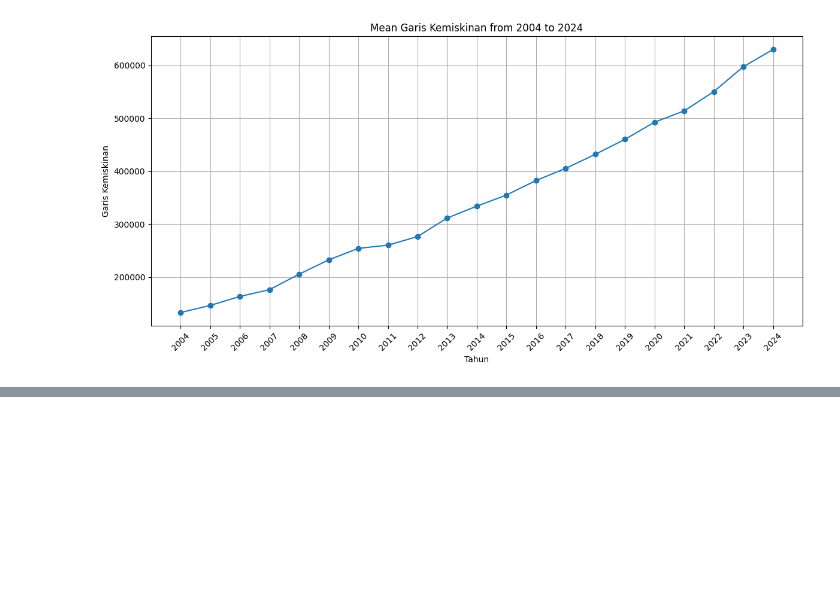
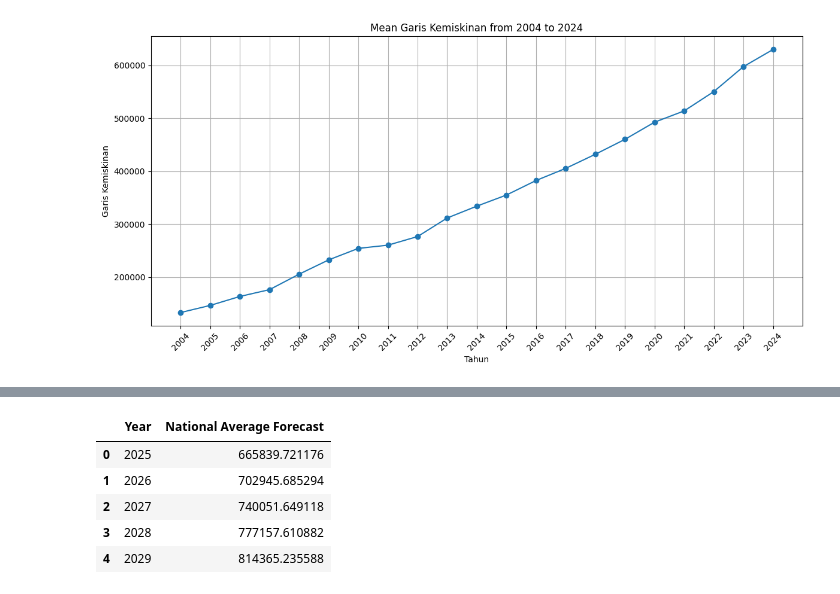
Before and after one commit to yusufimantaka/gamadata-2, a Jupyter notebook: Javi/viz.ipynb, the cells around one changed output, grey strips where cells are left out. Cells and saved outputs as stored; diff of their text form; code cells hidden in the pictures; blank space fills up the shorter version.

```diff
--- a/Javi/viz.ipynb
+++ b/Javi/viz.ipynb
@@ -74,0 +328,9 @@ plt.show()
+# %%
+national_forecast
+# %% [output]
+|  | Year | National Average Forecast |
+| 0 | 2025 | 665839.721176 |
+| 1 | 2026 | 702945.685294 |
+| 2 | 2027 | 740051.649118 |
+| 3 | 2028 | 777157.610882 |
+| 4 | 2029 | 814365.235588 |
```
Also changed, not shown: parts of 10 cells of this notebook, 2 other files.
